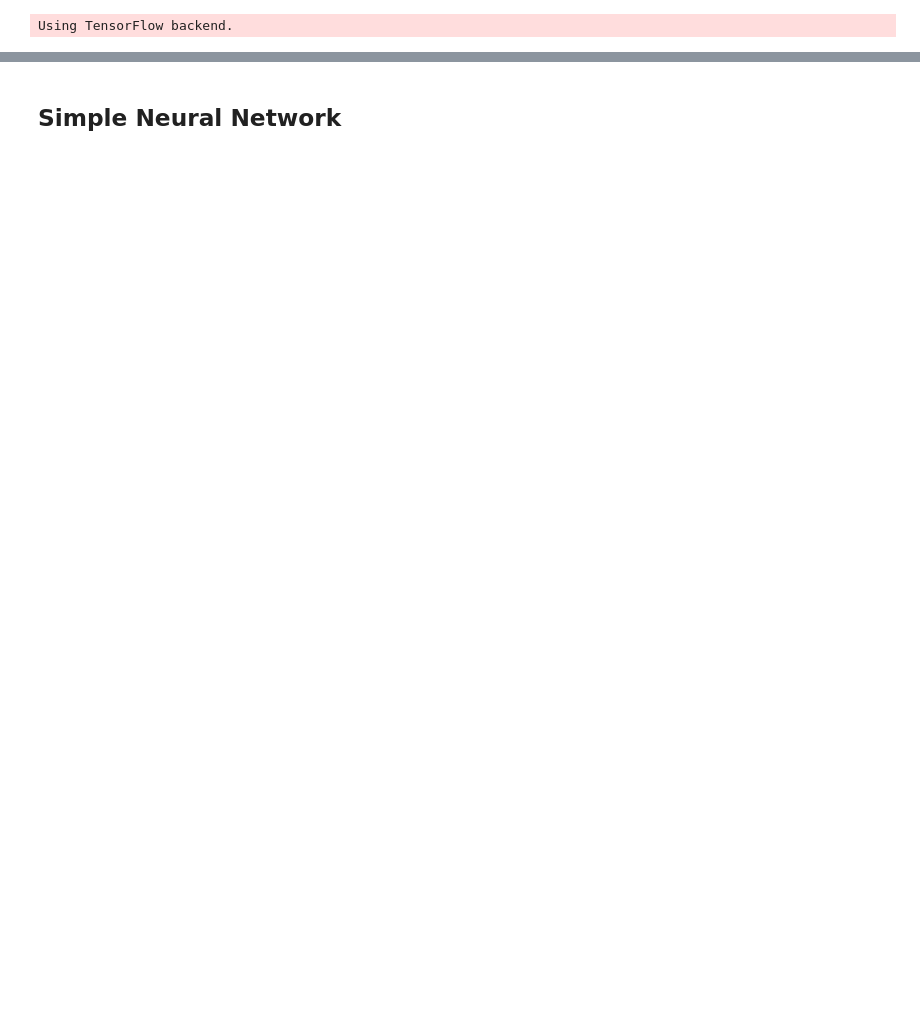
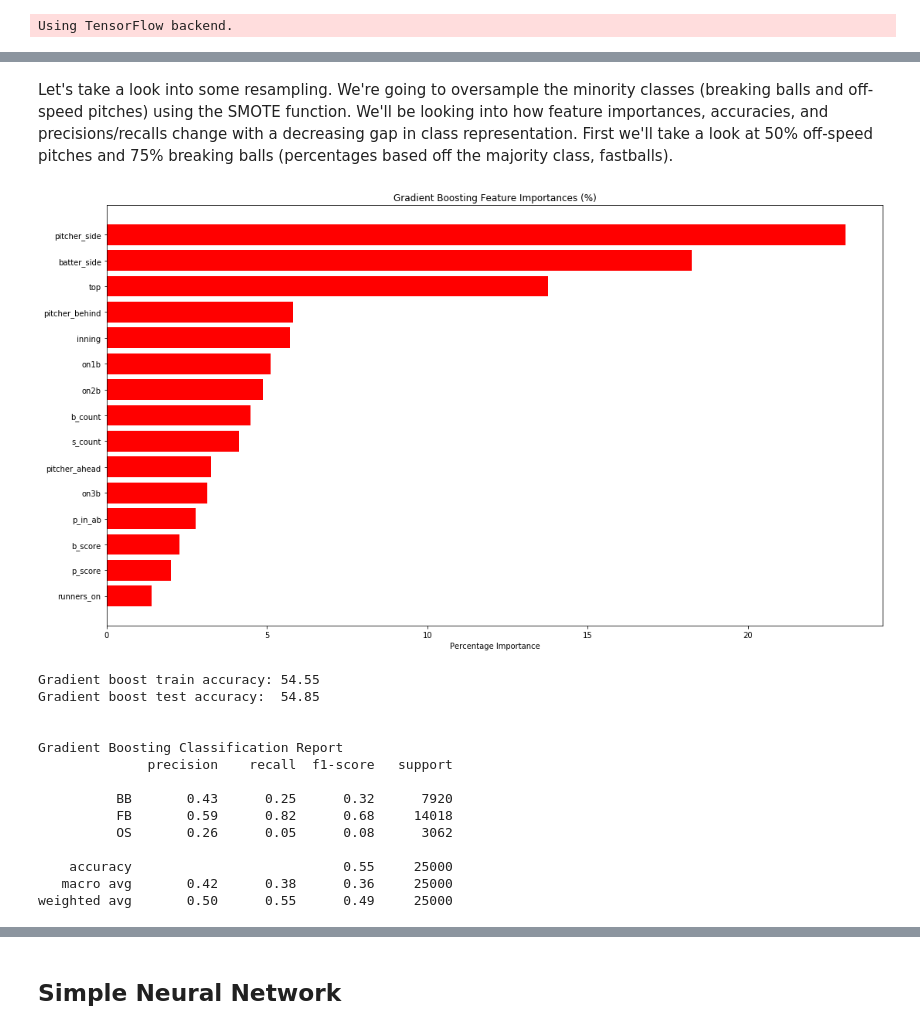
Before and after one commit to davidbuehler07/Capstone-Project-2, a Jupyter notebook: code/Capstone Project 2 - Extended Modeling.ipynb, the cells around one changed output, grey strips where cells are left out. Cells and saved outputs as stored; diff of their text form; code cells hidden in the pictures; blank space fills up the shorter version.

```diff
--- a/code/Capstone Project 2 - Extended Modeling.ipynb
+++ b/code/Capstone Project 2 - Extended Modeling.ipynb
@@ -24,5 +29,5 @@ combined_df = pd.read_csv('combined_df.csv', index_col=0)
 # %%
-def sample(df, target_variable, sample_size=100):
+def sample(df, target_variable, sample_df=False, sample_size=100):
 
     '''
     Pulls a user defined sample of the given data set, and keeps the class representation of the original data set.
@@ -41,24 +46,15 @@ def sample(df, target_variable, sample_size=100):
 
     return sample_df
 # %%
-def split_data(df, target_variable, sample_df, sample_size=100, **kwargs):
+def split_data(df, target_variable, sample_df=False, sample_size=100):
 
     '''
-    Function that does the train_test_split. Can sample the data set before hand, or choose a specific pitcher
-    by specifying first_name and last_name
+    Function that does the train_test_split. Can sample the data set before hand,
+    or choose a specific pitcher by specifying first_name and last_name
     '''
 
-    if sample_df and kwargs:
-        raise ValueError(
-            'Can not choose a pitcher and sample at the same time. Must choose one or the other')
-
     if sample_df:
-        df = sample(df, target_variable, sample_size)
-
-    if kwargs:
-        kwarg_list = list(kwargs.items())
-        df = df[(df[kwarg_list[0][0]] == kwarg_list[0][1]) &
-                (df[kwarg_list[1][0]] == kwarg_list[1][1])]
+        df = sample(df, target_variable, sample_df, sample_size)
 
     X = df.drop([target_variable, 'ab_id', 'batter_id', 'g_id', 'pitcher_id', 'px', 'pz',
                  'CH', 'CU', 'EP', 'FA', 'FC', 'FF', 'FO', 'FS', 'FT', 'IN',
@@ -207,12 +203,18 @@ Wall time: 3h 40min 14s
 # %%
-def gradient_boost(df, target_variable, *args, **kwargs):
+def gradient_boost(df, target_variable, resample=False, bb_mult=.75, os_mult=.5, sample_df=False, sample_size=100):
 
     '''
-    Gradient boosting won as the best model. This function specifically focuses on gradient boosting and gives
-    feature importances in a graphical form.
+    Gradient boosting won as the best model. This function specifically focuses on gradient boosting and
+    gives feature importances in a graphical form.
     '''
 
-    X_train, X_test, y_train, y_test = split_data(df, target_variable, *args, **kwargs)
+    X_train, X_test, y_train, y_test = split_data(df, target_variable, sample_df, sample_size)
+
+    if resample:
+        sm = SMOTE(sampling_strategy= {'FB': y_train.value_counts().values[0],
+                                       'BB': int(y_train.value_counts().values[0] * bb_mult),
+                                       'OS': int(y_train.value_counts().values[0] * os_mult)})
+        X_train, y_train = sm.fit_resample(X_train, y_train)
 
     steps = [('gboost', GradientBoostingClassifier(random_state=11))]
     param_grid = {'gboost__n_estimators': np.arange(100, 1100, 100)}
@@ -222,10 +224,8 @@ def gradient_boost(df, target_variable, *args, **kwargs):
     cv.fit(X_train, y_train)
 
     best_gboost = cv.best_params_['gboost__n_estimators']
-    print(best_gboost)
 
-    gboost = GradientBoostingClassifier(
-        n_estimators=best_gboost, random_state=11)
+    gboost = GradientBoostingClassifier(n_estimators=best_gboost, random_state=11)
     gboost_fit = gboost.fit(X_train, y_train)
     gboost_predict = gboost.predict(X_test)
 
@@ -239,6 +239,10 @@ def gradient_boost(df, target_variable, *args, **kwargs):
     plt.xlabel('Percentage Importance')
     plt.show()
 
+    print(f'Gradient boost train accuracy:  {round(gboost.score(X_train, y_train) * 100, 2)}')
+    print(f'Gradient boost test accuracy:   {round(gboost.score(X_test, y_test) * 100, 2)}')
+    print('\n')
+
     target_names = gboost.classes_
-    print('Gradient Boosting Classification Report:')
+    print('Gradient Boosting Classification Report')
     print(classification_report(y_test, gboost_predict, target_names=target_names))
@@ -410,0 +266,20 @@ weighted avg       0.46      0.46      0.46    201599
+# %% [markdown]
+Let's take a look into some resampling. We're going to oversample the minority classes (breaking balls and off-speed pitches) using the SMOTE function. We'll be looking into how feature importances, accuracies, and precisions/recalls change with a decreasing gap in class representation. First we'll take a look at 50% off-speed pitches and 75% breaking balls (percentages based off the majority class, fastballs).
+# %%
+gradient_boost(combined_df, 'pitch_type', resample=True, bb_mult=.75, os_mult=.5, sample_df=True, sample_size=100000)
+# %% [output]
+[figure, added]
+Gradient boost train accuracy: 54.55
+Gradient boost test accuracy:  54.85
+
+
+Gradient Boosting Classification Report
+              precision    recall  f1-score   support
+
+          BB       0.43      0.25      0.32      7920
+          FB       0.59      0.82      0.68     14018
+          OS       0.26      0.05      0.08      3062
+
+    accuracy                           0.55     25000
+   macro avg       0.42      0.38      0.36     25000
+weighted avg       0.50      0.55      0.49     25000
```
Also changed, not shown: parts of 71 cells of this notebook.
